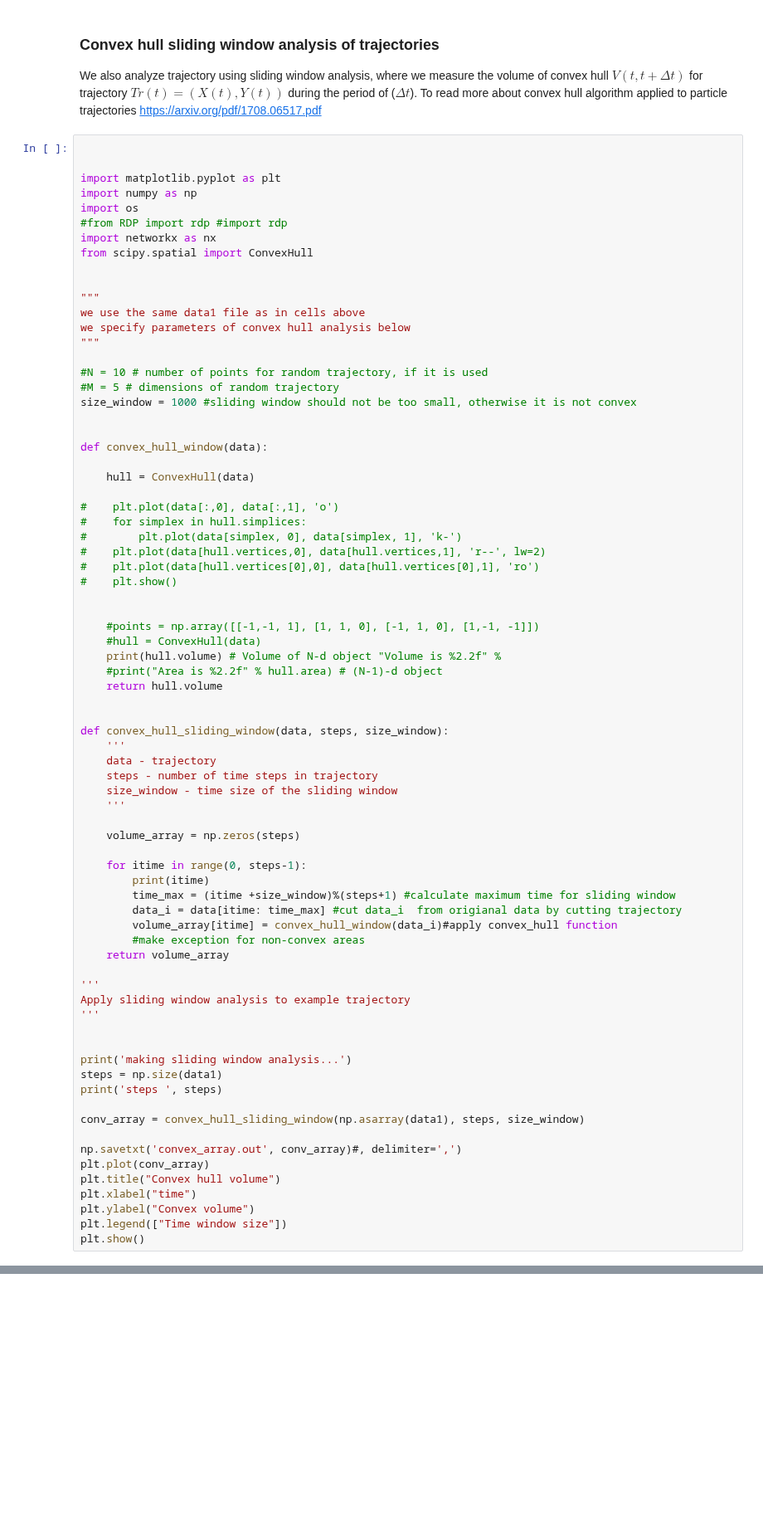
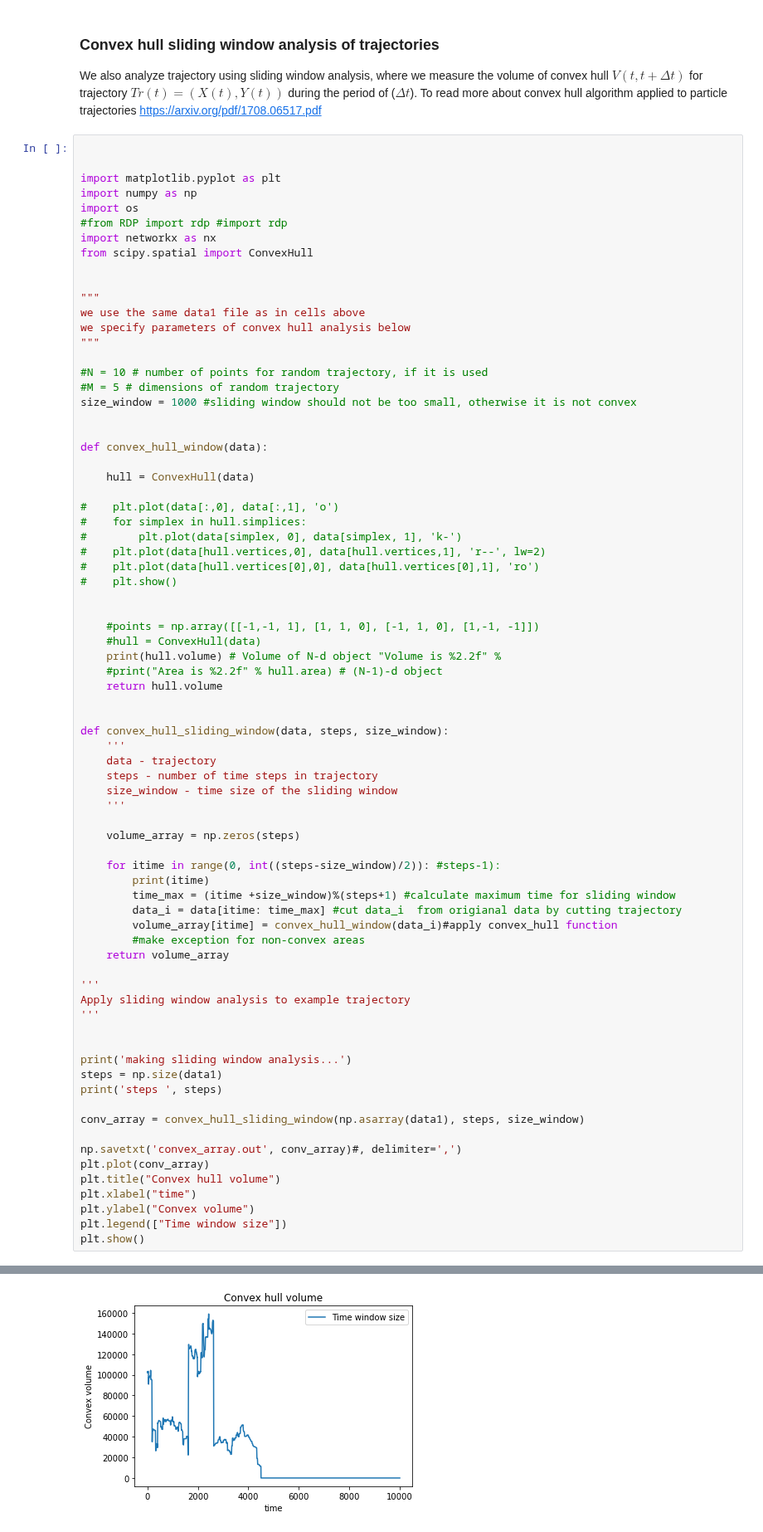
Before and after one commit to Liyubov/mobility_analysis_openhumans, a Jupyter notebook: analysis_of_trajectories.ipynb, the cells around one changed output, grey strips where cells are left out. Shown at 83% size. Cells and saved outputs as stored; diff of their text form; blank space fills up the shorter version.

Commit message:
updated hull diagram for a process
work in progress

```diff
--- a/analysis_of_trajectories.ipynb
+++ b/analysis_of_trajectories.ipynb
@@ -368,7 +368,7 @@ def convex_hull_sliding_window(data, steps, size_window):
 
     volume_array = np.zeros(steps)
 
-    for itime in range(0, steps-1):
+    for itime in range(0, int((steps-size_window)/2)): #steps-1):
         print(itime)
         time_max = (itime +size_window)%(steps+1) #calculate maximum time for sliding window
         data_i = data[itime: time_max] #cut data_i  from origianal data by cutting trajectory
@@ -418,0 +415 @@ Options selected for Qhull 2015.2.r 2016/01/18:
+[figure, added]
```
Also changed, not shown: parts of 1 cell of this notebook.
